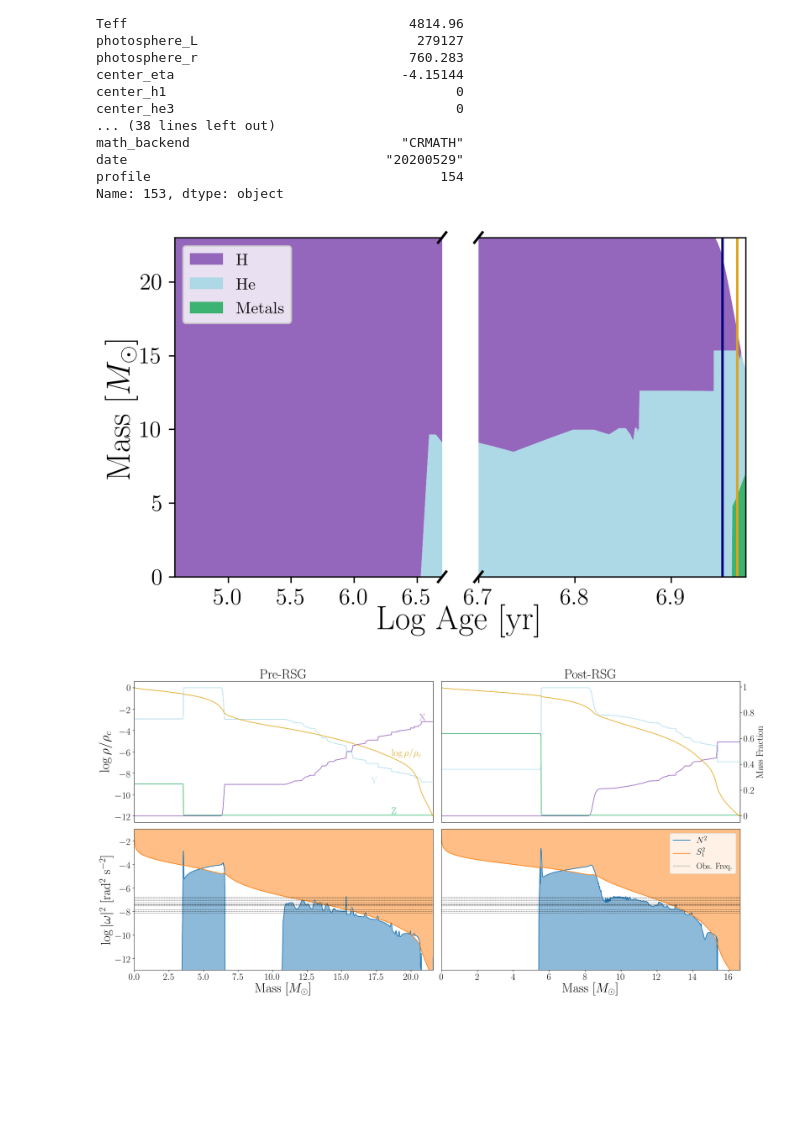
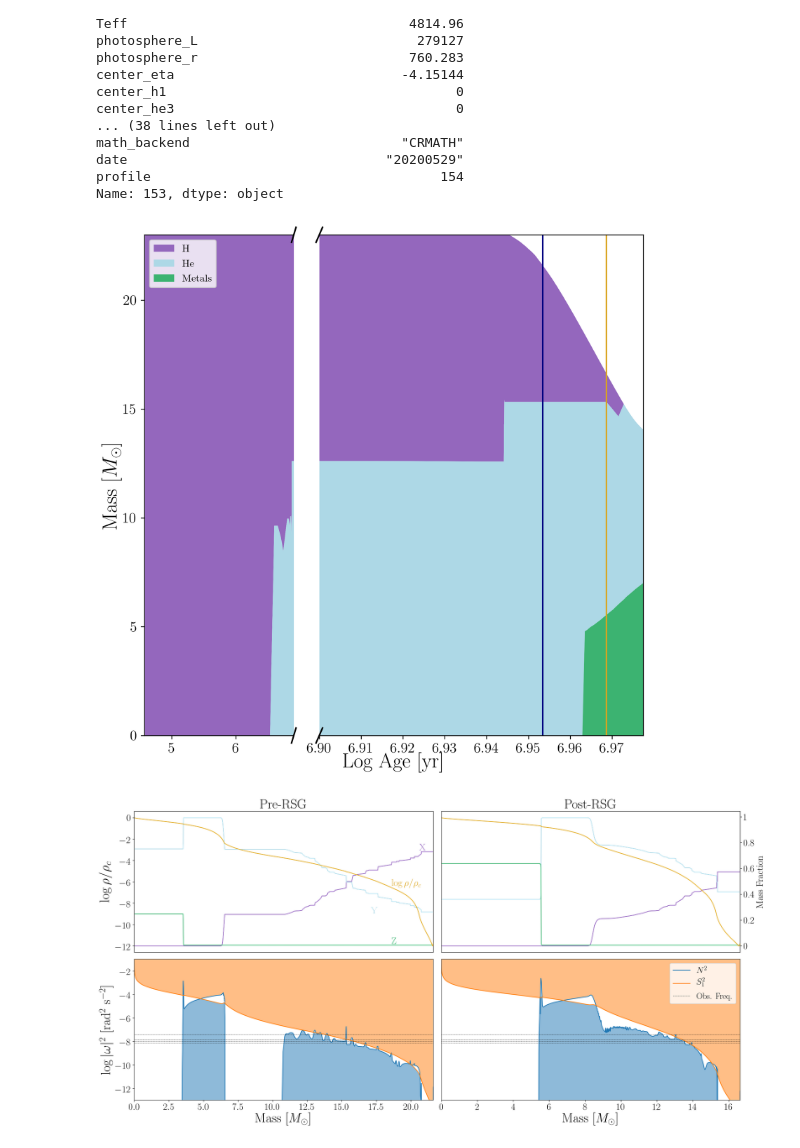
Before and after one commit to tzdwi/TESS, a Jupyter notebook: code/mesa/propagation_diagram/propagation_diagram.ipynb, the cells around one changed output. Saved outputs shown, nothing was run; the diff lists cells and outputs as text; code cells hidden in the pictures; blank space fills up the shorter version.

```diff
--- a/code/mesa/propagation_diagram/propagation_diagram.ipynb
+++ b/code/mesa/propagation_diagram/propagation_diagram.ipynb
@@ -76,11 +75,11 @@ plt.savefig('example_hr.pdf')
 [figure]
 # %%
-fig, ax = plt.subplots(dpi=300)
+fig, ax = plt.subplots(dpi=300,figsize=(8,8))
 
 #Plot MESA tracks
 pre_dfs = []
 post_dfs = []
-for m in [15,16,17,18,19,20,21,22,23,24,25,26,27,28,29,30]:
+for m in [15,16,17,18,19,20,21,22,23,24,25,26,27,]:
     try:
         model = pd.read_csv(f'out_post/mesa_initial_mass_{m}__/mesa_profile_attributes.csv')
         model.sort_values(by='model_number',inplace=True)
@@ -112,18 +111,18 @@ best_model = pd.read_csv(f'out_post/mesa_initial_mass_{pre_mass}__/mesa_profile_
 min_num = best_model['model_number'].loc[np.argmin(best_model['Teff'])]
 best_pre = best_model[best_model['model_number'] < min_num]
 best_post = best_model[(best_model['model_number'] >= min_num)&(best_model['Teff'] < 7000)]
-ax.plot(np.log10(best_pre['Teff']),np.log10(best_pre['photosphere_L']),lw=0.5,c='k')
-ax.plot(np.log10(best_post['Teff']),np.log10(best_post['photosphere_L']),lw=0.5,c='k')
+ax.plot(np.log10(best_pre['Teff']),np.log10(best_pre['photosphere_L']),lw=1,c='k',zorder=2)
+ax.plot(np.log10(best_post['Teff']),np.log10(best_post['photosphere_L']),lw=1,c='k',zorder=2)
 close_pre = best_pre.iloc[np.argmin(np.sqrt((np.log10(best_pre['Teff'].values) - this_T)**2.0 + (np.log10(best_pre['photosphere_L'].values) - this_L)**2.0))]
 close_post = best_post.iloc[np.argmin(np.sqrt((np.log10(best_post['Teff'].values) - this_T)**2.0 + (np.log10(best_post['photosphere_L'].values) - this_L)**2.0))]
-plt.scatter(np.log10(close_pre['Teff']),np.log10(close_pre['photosphere_L']),c='navy',s=20)
-plt.scatter(np.log10(close_post['Teff']),np.log10(close_post['photosphere_L']),c='goldenrod',s=20)
+plt.scatter(np.log10(close_pre['Teff']),np.log10(close_pre['photosphere_L']),c='navy',s=50, zorder=3)
+plt.scatter(np.log10(close_post['Teff']),np.log10(close_post['photosphere_L']),c='goldenrod',s=50, zorder=3)
 
 plt.xlabel('$\log{T_{eff}}$ [K]')
 plt.ylabel('$\log{L/L_\odot}$')
 
-ax.scatter(cool_sgs['teff'],cool_sgs['lum'],s=5,marker='.',c='k',alpha=0.5,label='All Stars')
-ax.scatter(fyps['teff'],fyps['lum'],marker='*',s=50,c='C2',label='FYPS')
+ax.scatter(cool_sgs['teff'],cool_sgs['lum'],s=100,marker='.',c='k',alpha=0.5,label='All Stars',zorder=1)
+ax.scatter(fyps['teff'],fyps['lum'],marker='*',s=200,c='C2',label='FYPS',zorder=1)
 ax.legend(fontsize=18,loc='lower left')
 
 ax.xaxis.label.set_size(28)
@@ -134,9 +133,9 @@ for tick in ax.yaxis.get_major_ticks():
     tick.label.set_fontsize(20)
 
 xl = ax.get_xlim()
-ax.set_ylim(4,5.8)
+ax.set_ylim(4,5.7)
 #ax.set_xlim(4.8,xl[0])
-ax.set_xlim(4.0,3.4)
+ax.set_xlim(4.0,3.48)
 
 plt.tight_layout()
 plt.savefig('../../../plots/tracks_hr.pdf')
@@ -225,7 +231,13 @@ for i,row in best_model.iterrows():
     elif Y_flag:
         Y_m.append(0)
 # %%
-f, (ax, ax2) = plt.subplots(1, 2, sharey=True,dpi=300)
+import matplotlib.gridspec as gridspec
+
+f = plt.figure(constrained_layout=True, dpi=300, figsize=(8,8))
+spec = gridspec.GridSpec(ncols=3, nrows=1, figure=f)
+
+ax = f.add_subplot(spec[0])
+ax2 = f.add_subplot(spec[1:])
 
 # plot the same data on both axes
 ax.fill_between(logage,X_m,mass,fc='C4',label='H')
@@ -240,15 +252,20 @@ ax2.axvline(x=np.log10(close_pre['star_age']),c='navy')
 ax2.axvline(x=np.log10(close_post['star_age']),c='goldenrod')
 
 # zoom-in / limit the view to different portions of the data
-ax.set_xlim(np.min(logage), 6.7)  # outliers only
-ax2.set_xlim(6.7, np.max(logage))  # most of the data
+ax.set_xlim(np.min(logage), 6.9)  # outliers only
+ax2.set_xlim(6.9, np.max(logage))  # most of the data
 
 ax.set_ylim(0,pre_mass)
+ax2.set_ylim(0,pre_mass)
+#ax3.set_ylim(0,pre_mass)
 
 # hide the spines between ax and ax2
 ax.spines['right'].set_visible(False)
 ax2.spines['left'].set_visible(False)
+#ax2.spines['right'].set_visible(False)
+#ax3.spines['left'].set_visible(False)
 ax2.tick_params(axis='y',length=0)
+ax2.set_yticks([])
 #ax.tick_params(labeltop=False)  # don't put tick labels at the top
 #ax2.xaxis.tick_bottom()
 
@@ -260,36 +277,46 @@ kwargs = dict(transform=ax.transAxes, color='k', clip_on=False)
 ax.plot((1 - d, 1 + d), (1 - d, 1 + d), **kwargs)  # top-right diagonal
 ax.plot((1 - d, 1 + d), (- d, + d), **kwargs)  # bottom-right diagonal
 
 kwargs.update(transform=ax2.transAxes)  # switch to the bottom axes
 #ax2.plot((-d, +d), (1 - d, 1 + d), **kwargs)  # bottom-left diagonal
 #
-ax2.plot((-d, +d), (-d, +d), **kwargs)        # bottom-left diagonal
-ax2.plot((-d, +d), (1-d, 1+d), **kwargs)  # top-left diagonal
+ax2.plot((-2*d/3, +2*d/3), (-d, +d), **kwargs)        # bottom-left diagonal
+ax2.plot((-2*d/3, +2*d/3), (1-d, 1+d), **kwargs)  # top-left diagonal
 ax.legend(loc='upper left')
 #ax2.set_xticks([6.75,6.8,6.85])
 
+"""kwargs = dict(transform=ax2.transAxes, color='k', clip_on=False)
+#ax2.plot((-d, +d), (-d, +d), **kwargs)        # top-left diagonal
+ax2.plot((1 - d, 1 + d), (1 - d, 1 + d), **kwargs)  # top-right diagonal
+ax2.plot((1 - d, 1 + d), (- d, + d), **kwargs)  # bottom-right diagonal
+
+kwargs.update(transform=ax3.transAxes)  # switch to the bottom axes
+#ax2.plot((-d, +d), (1 - d, 1 + d), **kwargs)  # bottom-left diagonal
+#
+ax3.plot((-d, +d), (-d, +d), **kwargs)        # bottom-left diagonal
+ax3.plot((-d, +d), (1-d, 1+d), **kwargs)  # top-left diagonal"""
 #Axis labels
 labax = f.add_subplot(111)
 labax.spines['top'].set_color('none')
 labax.spines['bottom'].set_color('none')
 labax.spines['left'].set_color('none')
 labax.spines['right'].set_color('none')
 labax.tick_params(labelcolor='w', top='off', bottom='off', left='off', right='off', length=0)
 labax.set_xlabel(r'Log Age [yr]',fontsize=20,family='serif')
 labax.set_ylabel(r'Mass [$M_\odot$]',fontsize=20,family='serif')
 labax.set_zorder(-1)
 
 for a in (ax,ax2):
     for tick in a.xaxis.get_major_ticks():
         tick.label.set_fontsize(14)
     for tick in a.yaxis.get_major_ticks():
         tick.label.set_fontsize(14)
 
 f.subplots_adjust(hspace=0.25)
 f.tight_layout()
 plt.savefig('../../../plots/kippenhahn.pdf')
 # %% [output]
-[figure, old version]
+[figure, new version]
 # %%
 import astropy.units as u
 
```
Also changed, not shown: parts of 6 cells of this notebook, 14 other files.
